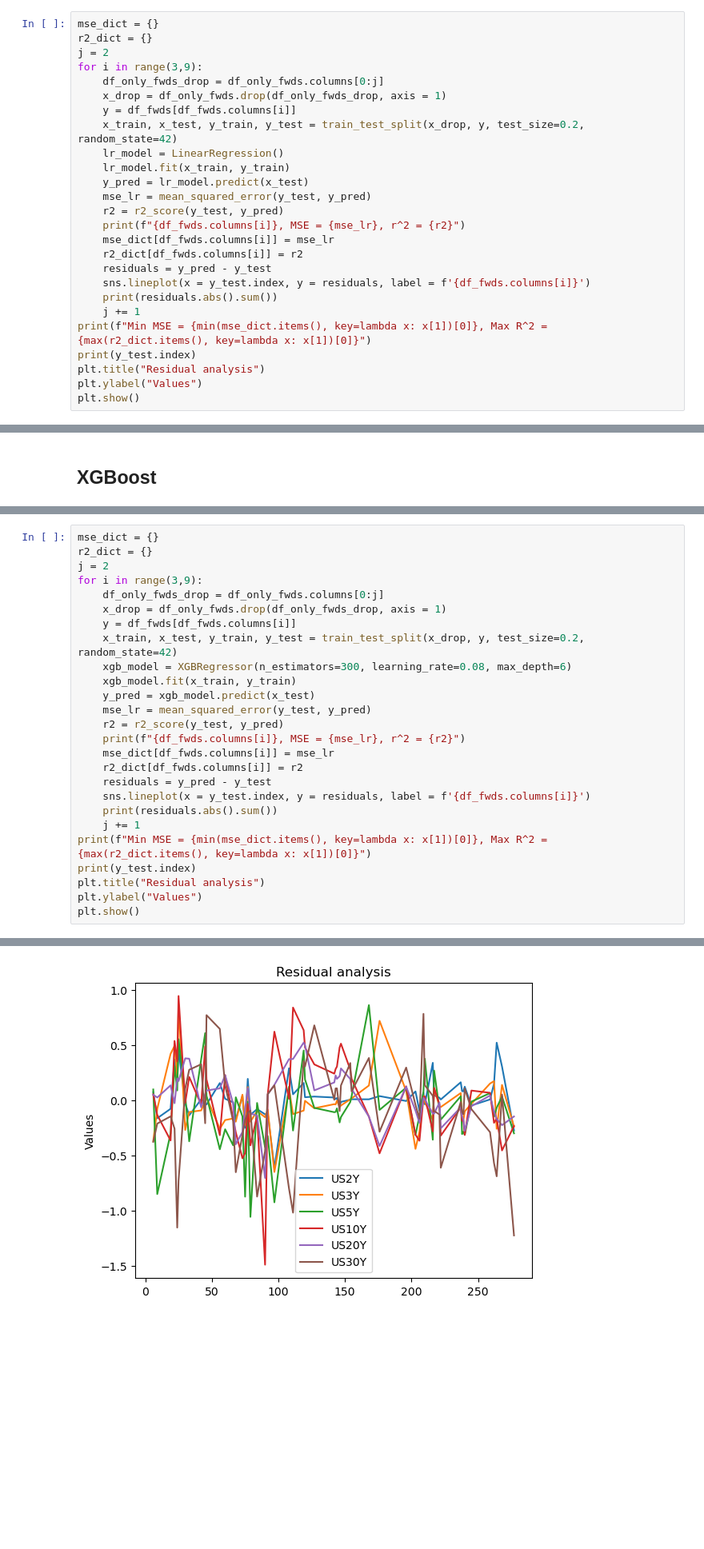
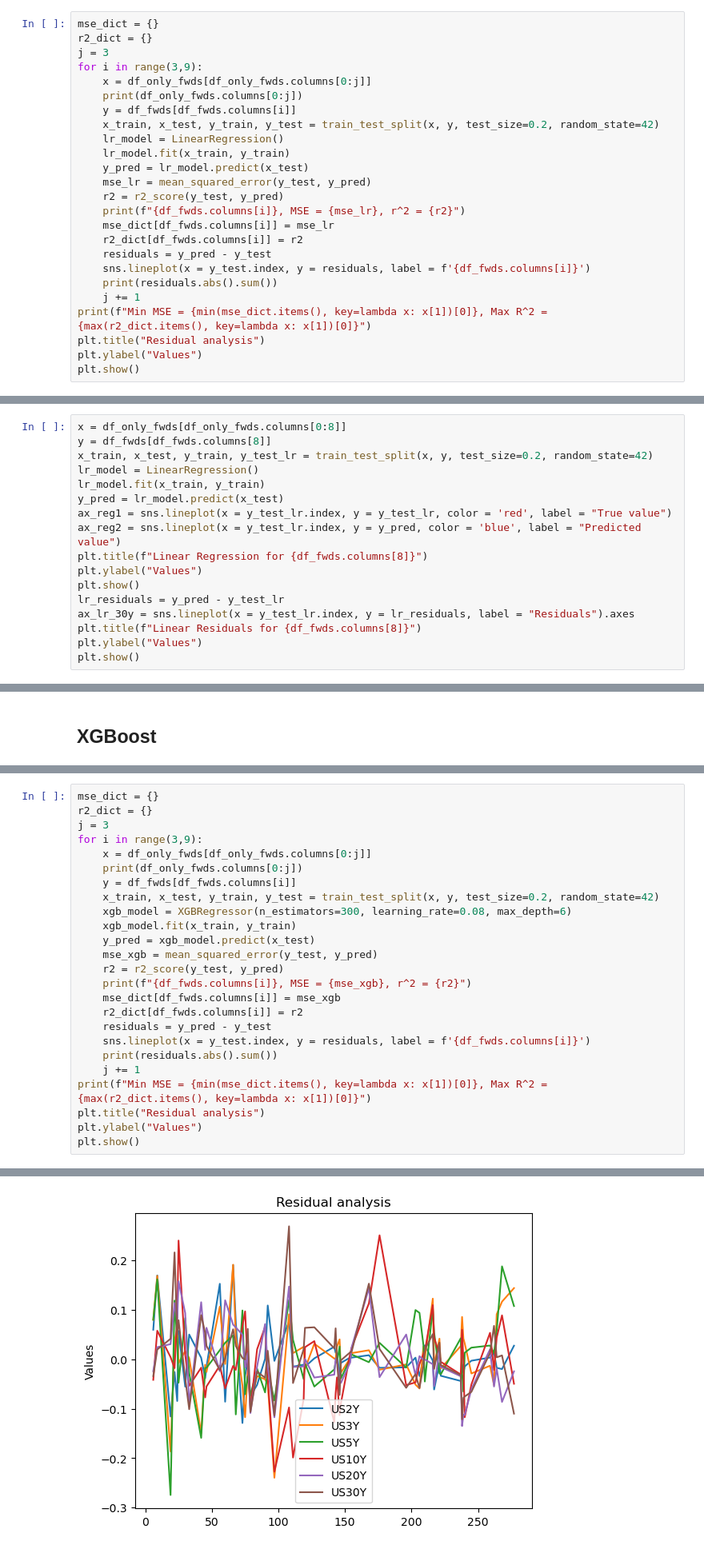
Before and after one commit to 123justinfung/PyStrats, a Jupyter notebook: Notebooks/Yield curve analysis.ipynb, the cells around one changed output, grey strips where cells are left out. Shown at 80% size. Cells and saved outputs as stored; diff of their text form; blank space fills up the shorter version.

```diff
--- a/Notebooks/Yield curve analysis.ipynb
+++ b/Notebooks/Yield curve analysis.ipynb
@@ -496,12 +496,12 @@ Loop through to find best prediction combination
 # %%
 mse_dict = {}
 r2_dict = {}
-j = 2
+j = 3
 for i in range(3,9):
-    df_only_fwds_drop = df_only_fwds.columns[0:j]
-    x_drop = df_only_fwds.drop(df_only_fwds_drop, axis = 1)
+    x = df_only_fwds[df_only_fwds.columns[0:j]]
+    print(df_only_fwds.columns[0:j])
     y = df_fwds[df_fwds.columns[i]]
-    x_train, x_test, y_train, y_test = train_test_split(x_drop, y, test_size=0.2, random_state=42)
+    x_train, x_test, y_train, y_test = train_test_split(x, y, test_size=0.2, random_state=42)
     lr_model = LinearRegression()
     lr_model.fit(x_train, y_train)
     y_pred = lr_model.predict(x_test)
@@ -515,7 +515,6 @@ for i in range(3,9):
     print(residuals.abs().sum())
     j += 1
 print(f"Min MSE = {min(mse_dict.items(), key=lambda x: x[1])[0]}, Max R^2 = {max(r2_dict.items(), key=lambda x: x[1])[0]}")
-print(y_test.index)
 plt.title("Residual analysis")
 plt.ylabel("Values")
 plt.show()
@@ -565,0 +568,17 @@ plt.show()
+# %%
+x = df_only_fwds[df_only_fwds.columns[0:8]]
+y = df_fwds[df_fwds.columns[8]]
+x_train, x_test, y_train, y_test_lr = train_test_split(x, y, test_size=0.2, random_state=42)
+lr_model = LinearRegression()
+lr_model.fit(x_train, y_train)
+y_pred = lr_model.predict(x_test)
+ax_reg1 = sns.lineplot(x = y_test_lr.index, y = y_test_lr, color = 'red', label = "True value")
+ax_reg2 = sns.lineplot(x = y_test_lr.index, y = y_pred, color = 'blue', label = "Predicted value")
+plt.title(f"Linear Regression for {df_fwds.columns[8]}")
+plt.ylabel("Values")
+plt.show()
+lr_residuals = y_pred - y_test_lr
+ax_lr_30y = sns.lineplot(x = y_test_lr.index, y = lr_residuals, label = "Residuals").axes
+plt.title(f"Linear Residuals for {df_fwds.columns[8]}")
+plt.ylabel("Values")
+plt.show()
@@ -568,26 +592,25 @@ plt.show()
 # %%
 mse_dict = {}
 r2_dict = {}
-j = 2
+j = 3
 for i in range(3,9):
-    df_only_fwds_drop = df_only_fwds.columns[0:j]
-    x_drop = df_only_fwds.drop(df_only_fwds_drop, axis = 1)
+    x = df_only_fwds[df_only_fwds.columns[0:j]]
+    print(df_only_fwds.columns[0:j])
     y = df_fwds[df_fwds.columns[i]]
-    x_train, x_test, y_train, y_test = train_test_split(x_drop, y, test_size=0.2, random_state=42)
+    x_train, x_test, y_train, y_test = train_test_split(x, y, test_size=0.2, random_state=42)
     xgb_model = XGBRegressor(n_estimators=300, learning_rate=0.08, max_depth=6)
     xgb_model.fit(x_train, y_train)
     y_pred = xgb_model.predict(x_test)
-    mse_lr = mean_squared_error(y_test, y_pred)
+    mse_xgb = mean_squared_error(y_test, y_pred)
     r2 = r2_score(y_test, y_pred)
-    print(f"{df_fwds.columns[i]}, MSE = {mse_lr}, r^2 = {r2}")
-    mse_dict[df_fwds.columns[i]] = mse_lr
+    print(f"{df_fwds.columns[i]}, MSE = {mse_xgb}, r^2 = {r2}")
+    mse_dict[df_fwds.columns[i]] = mse_xgb
     r2_dict[df_fwds.columns[i]] = r2
     residuals = y_pred - y_test
     sns.lineplot(x = y_test.index, y = residuals, label = f'{df_fwds.columns[i]}')
     print(residuals.abs().sum())
     j += 1
 print(f"Min MSE = {min(mse_dict.items(), key=lambda x: x[1])[0]}, Max R^2 = {max(r2_dict.items(), key=lambda x: x[1])[0]}")
-print(y_test.index)
 plt.title("Residual analysis")
 plt.ylabel("Values")
 plt.show()
@@ -614,2 +637,2 @@ Int64Index([ 33, 108, 240, 259, 154,   9, 146, 203, 144, 155, 221,  92, 222,
-[figure, old version]
+[figure, new version]
 # %% [markdown]
```
Also changed, not shown: parts of 25 cells of this notebook.
